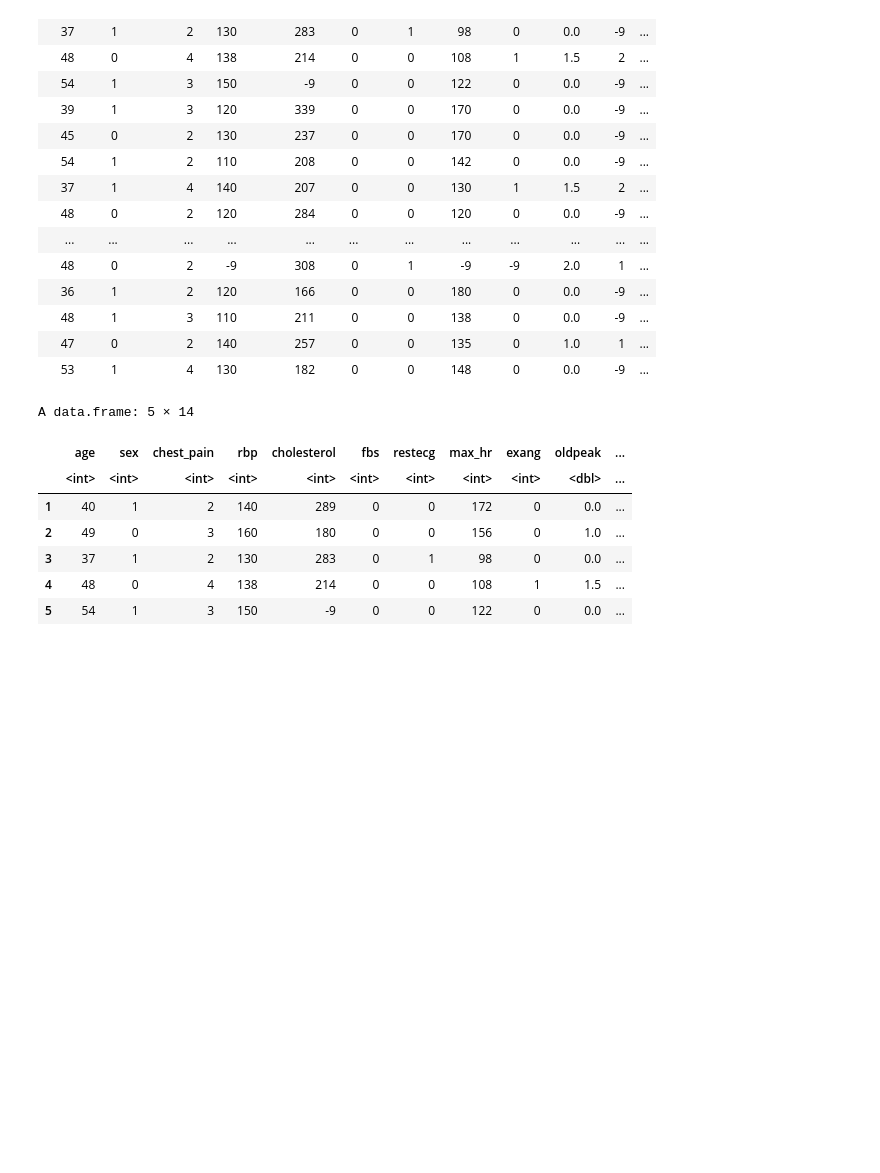
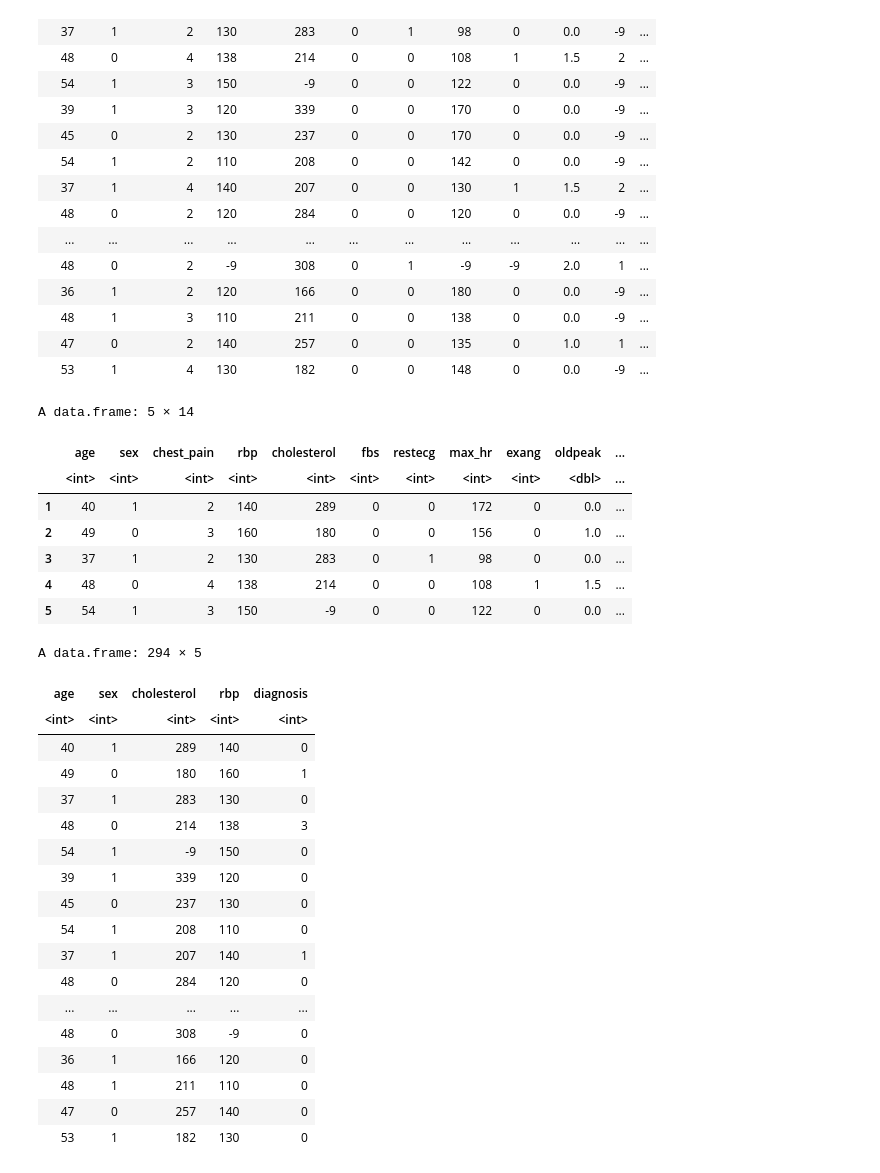
Before and after one commit to denali-gordon/Heart-Disease---Group-Project-DSCI, a Jupyter notebook: heartdiseasecode.ipynb, the cells around one changed output. Drawn from its saved outputs; the diff is of its cells as text; code cells hidden in the pictures; blank space fills up the shorter version.

Commit message:
tidied data
yayayaya

```diff
--- a/heartdiseasecode.ipynb
+++ b/heartdiseasecode.ipynb
@@ -109,3 +109,26 @@ A data.frame: 5 × 14
 | 3 | 37 | 1 | 2 | 130 | 283 | 0 | 1 | 98 | 0 | 0.0 | ... |
 | 4 | 48 | 0 | 4 | 138 | 214 | 0 | 0 | 108 | 1 | 1.5 | ... |
 | 5 | 54 | 1 | 3 | 150 | -9 | 0 | 0 | 122 | 0 | 0.0 | ... |
+# %%
+heart_disease_new <- select(heart_disease_data, age, sex, cholesterol, rbp, diagnosis)
+heart_disease_new
+# %% [output]
+A data.frame: 294 × 5
+| age | sex | cholesterol | rbp | diagnosis |
+| <int> | <int> | <int> | <int> | <int> |
+| 40 | 1 | 289 | 140 | 0 |
+| 49 | 0 | 180 | 160 | 1 |
+| 37 | 1 | 283 | 130 | 0 |
+| 48 | 0 | 214 | 138 | 3 |
+| 54 | 1 | -9 | 150 | 0 |
+| 39 | 1 | 339 | 120 | 0 |
+| 45 | 0 | 237 | 130 | 0 |
+| 54 | 1 | 208 | 110 | 0 |
+| 37 | 1 | 207 | 140 | 1 |
+| 48 | 0 | 284 | 120 | 0 |
+| ... | ... | ... | ... | ... |
+| 48 | 0 | 308 | -9 | 0 |
+| 36 | 1 | 166 | 120 | 0 |
+| 48 | 1 | 211 | 110 | 0 |
+| 47 | 0 | 257 | 140 | 0 |
+| 53 | 1 | 182 | 130 | 0 |
```
Also changed, not shown: parts of 2 cells of this notebook.
